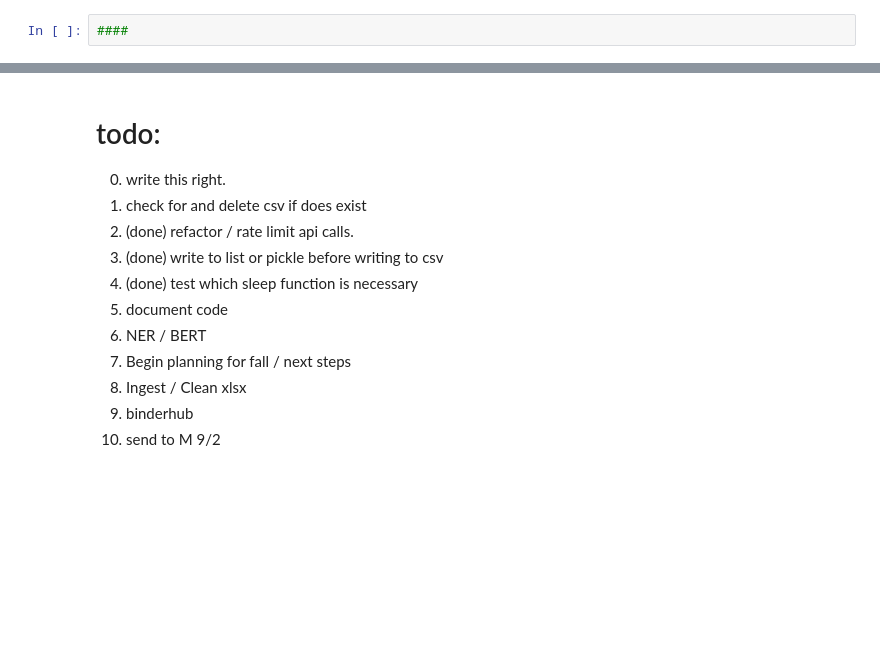
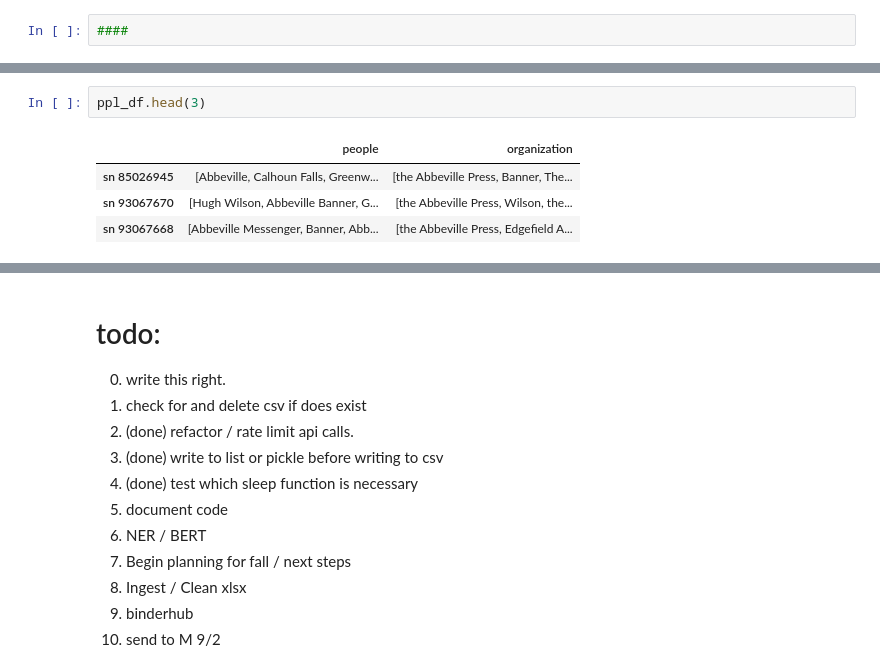
Before and after one commit to danieljohnevans/chronamdatasets, a Jupyter notebook: analysis.ipynb, the cells around one changed output, grey strips where cells are left out. Cells and saved outputs as stored; diff of their text form; blank space fills up the shorter version.

```diff
--- a/analysis.ipynb
+++ b/analysis.ipynb
@@ -291,0 +225,7 @@ KeyboardInterrupt:
+# %%
+ppl_df.head(3)
+# %% [output]
+|  | people | organization |
+| sn 85026945 | [Abbeville, Calhoun Falls, Greenw... | [the Abbeville Press, Banner, The... |
+| sn 93067670 | [Hugh Wilson, Abbeville Banner, G... | [the Abbeville Press, Wilson, the... |
+| sn 93067668 | [Abbeville Messenger, Banner, Abb... | [the Abbeville Press, Edgefield A... |
```
Also changed, not shown: parts of 31 cells of this notebook, 1 other file.
